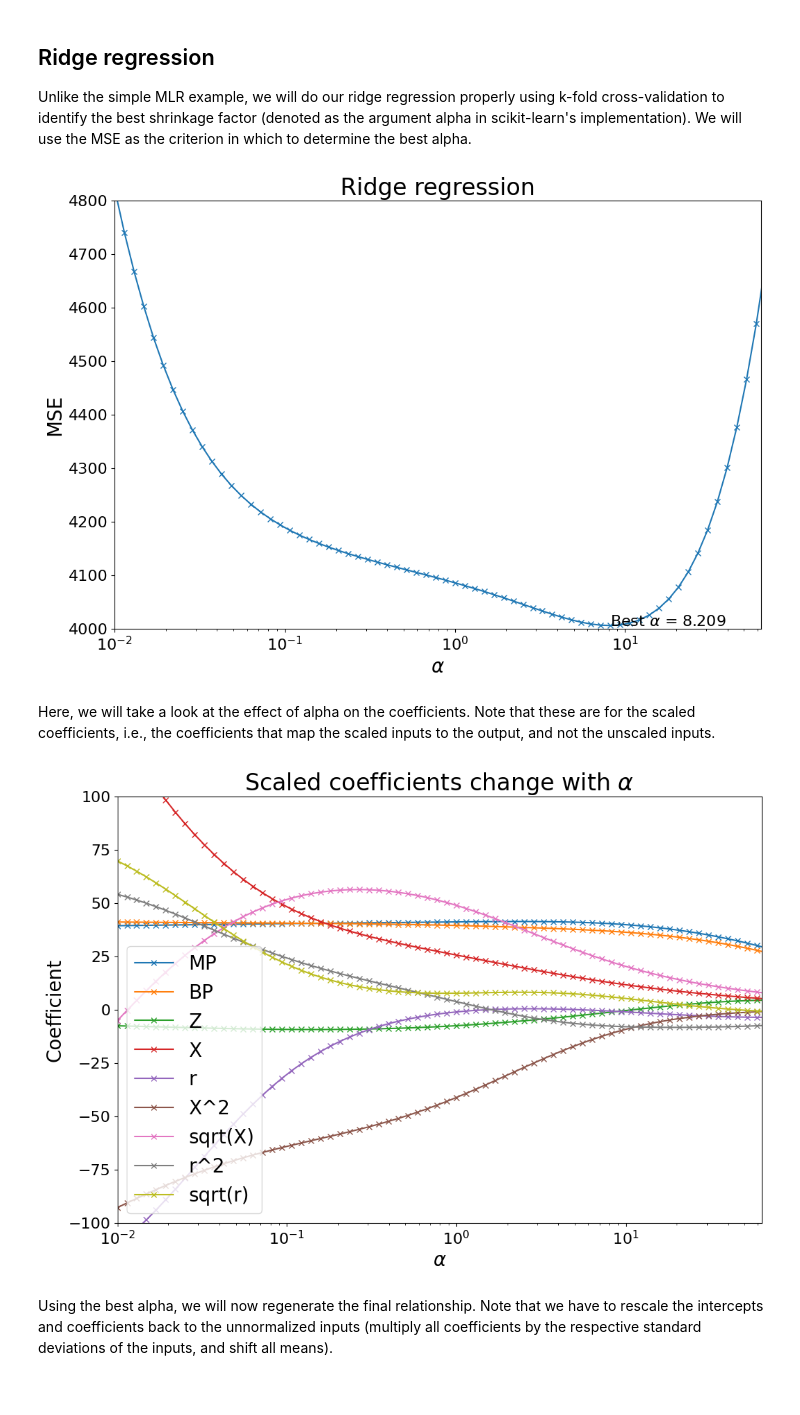
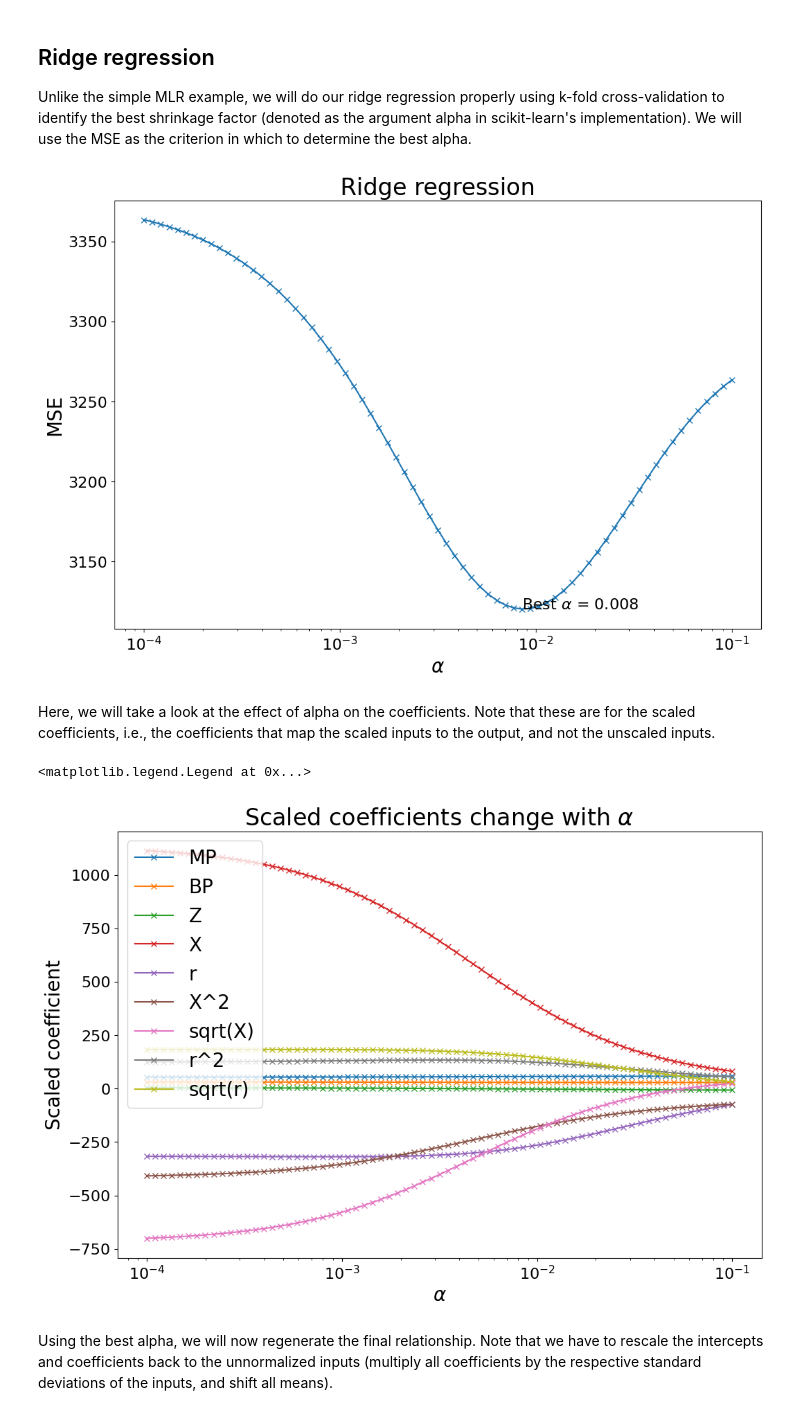
Before and after one commit to materialsvirtuallab/nano281, a Jupyter notebook: lectures/notebooks/Lecture 03 - Linear methods.ipynb, the cells around one changed output. Cells and saved outputs as stored; diff of their text form; code cells hidden in the pictures.

```diff
--- a/lectures/notebooks/Lecture 03 - Linear methods.ipynb
+++ b/lectures/notebooks/Lecture 03 - Linear methods.ipynb
@@ -255,11 +282,14 @@ Here, we will use shrinkage methods to shrink the feature coefficients. It is a
 # %%
 from sklearn.preprocessing import StandardScaler
 
+X_train, X_test, y_train, y_test = train_test_split(x, y, test_size=0.10, random_state=42)
+
 scaler = StandardScaler()
-scaler.fit(x)
+scaler.fit(X_train)
 means_ = scaler.mean_
 stds_ = scaler.scale_
-z = scaler.transform(x)
-print(x)
-print(z)
+z_train = scaler.transform(X_train)
+z_test = scaler.transform(X_test)
+print(X_train)
+print(z_train)
 # %% [output]
@@ -289,20 +319,17 @@ from sklearn.model_selection import KFold, cross_validate
 
 cv_results = []
 coeffs = []
-alphas = np.logspace(-2, 2, 71)
+alphas = np.logspace(-4, -1, 71)
 kfold = KFold(n_splits=10, shuffle=True, random_state=42)
 
 for alpha in alphas:
     ridge = linear_model.Ridge(alpha=alpha, max_iter=10000)
-    ridge.fit(z, y)
-    scores = cross_validate(ridge, z, y, cv=kfold, scoring="neg_mean_squared_error")
-    cv_results.append([alpha, -np.mean(scores["test_score"]), *list(ridge.coef_)])
+    scores = cross_validate(ridge, z_train, y_train, cv=kfold, scoring="neg_mean_squared_error")
+    cv_results.append([alpha, -np.mean(scores["test_score"])])
 
-cv_results = pd.DataFrame(cv_results, columns=["alpha", "score", *features])
+cv_results = pd.DataFrame(cv_results, columns=["alpha", "score"])
 f, ax = plt.subplots(figsize=(12, 8))
 plt.plot(cv_results["alpha"], cv_results["score"], "-x")
-plt.xlim([1e-2, 10**1.8])
-plt.ylim((4000, 4800))
 plt.xscale(r"log")
 plt.xlabel(r"$\alpha$")
 plt.ylabel(r"MSE")
@@ -314,22 +341,29 @@ plt.annotate(
     fontsize=16,
 );
 # %% [output]
-[figure, old version]
+[figure, new version]
 # %% [markdown]
 Here, we will take a look at the effect of alpha on the coefficients. Note that these are for the scaled coefficients, i.e., the coefficients that map the scaled inputs to the output, and not the unscaled inputs.
 # %%
 f, ax = plt.subplots(figsize=(12, 8))
+coefs = []
+for alpha in alphas:
+    ridge = linear_model.Ridge(alpha=alpha, max_iter=10000)
+    ridge.fit(z_train, y_train)
+    coefs.append([alpha] + list(ridge.coef_))
+
+coefs = pd.DataFrame(coefs, columns=["alpha"] + list(x.columns))
+
 for f in features:
-    plt.plot(cv_results["alpha"], cv_results[f], "-x", label=f)
+    plt.plot(coefs["alpha"], coefs[f], "-x", label=f)
     plt.xscale("log")
     plt.xlabel(r"$\alpha$")
-    plt.ylabel("Coefficient")
+    plt.ylabel("Scaled coefficient")
     plt.title(r"Scaled coefficients change with $\alpha$")
 plt.legend()
-plt.xlim([1e-2, 10**1.8])
-plt.ylim([-100, 100]);
 # %% [output]
+<matplotlib.legend.Legend at 0x...>
-[figure, old version]
+[figure, new version]
 # %% [markdown]
 Using the best alpha, we will now regenerate the final relationship. Note that we have to rescale the intercepts and coefficients back to the unnormalized inputs (multiply all coefficients by the respective standard deviations of the inputs, and shift all means).
 # %%
```
Also changed, not shown: parts of 13 cells of this notebook, 2 other files.
